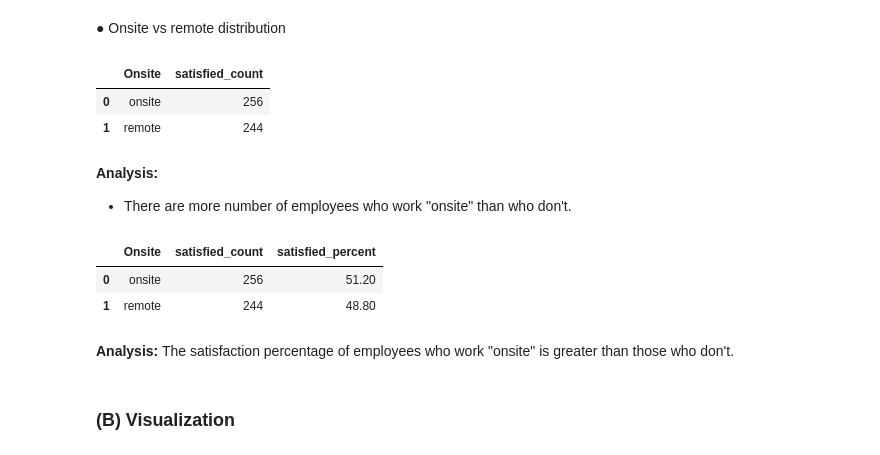
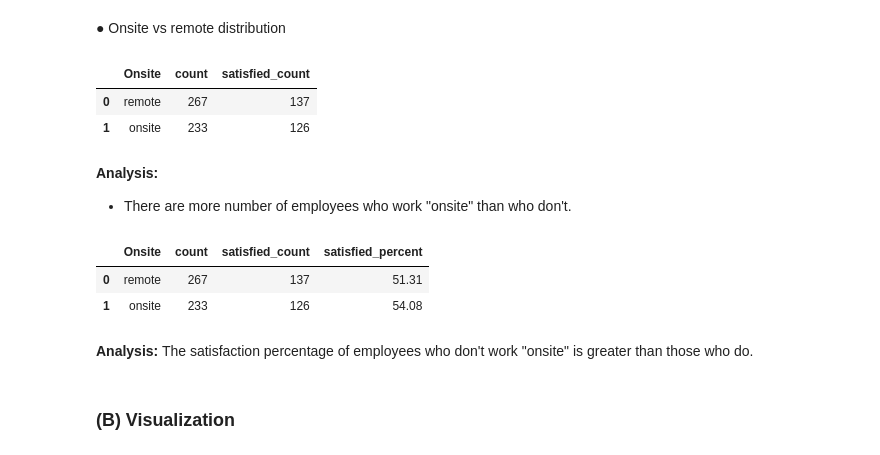
Before and after one commit to JustLazy-Forever/Predicting-Job-Satisfaction, a Jupyter notebook: Job Satisfaction_Data_Wrangling.ipynb, the cells around one changed output. Saved outputs shown, nothing was run; the diff lists cells and outputs as text; code cells hidden in the pictures.

```diff
--- a/Job Satisfaction_Data_Wrangling.ipynb
+++ b/Job Satisfaction_Data_Wrangling.ipynb
@@ -837,36 +838,36 @@ df.head()
 # %% [markdown]
 ● Onsite vs remote distribution
 # %%
-onsite_df = df.loc[(df["onsite"]) == 1 & (df['satisfied'] == 1)].shape[0]
-not_onsite_df = df.loc[(df["onsite"]) != 1 & (df['satisfied'] == 1)].shape[0]
+onsite_satisfied_df = df.loc[(df["onsite"] == 1) & (df["satisfied"] == 1)].shape[0]
+remote_satisfied_df = df.loc[(df["onsite"] == 0) & (df["satisfied"] == 1)].shape[0]
 
-onsite_remote_df = pd.DataFrame(
-   {
-    "Onsite" : ['onsite', 'remote'],
-    "satisfied_count" : [onsite_df,not_onsite_df]
-    }
-)
+onsite_count = df[df["onsite"] == 1].value_counts().sum()
+remote_count = df[df["onsite"] == 0].value_counts().sum()
+
+onsite_remote_df = pd.DataFrame({
+    "Onsite": ["remote", "onsite"],
+    "count" : [remote_count, onsite_count],
+    "satisfied_count": [remote_satisfied_df, onsite_satisfied_df]
+})
 
 onsite_remote_df
 # %% [output]
-|  | Onsite | satisfied_count |
-| 0 | onsite | 256 |
-| 1 | remote | 244 |
+|  | Onsite | count | satisfied_count |
+| 0 | remote | 267 | 137 |
+| 1 | onsite | 233 | 126 |
 # %% [markdown]
 **Analysis:**
 * There are more number of employees who work "onsite" than who don't.
 # %%
-# len(onsite_remote_df["satisfied_count"])
-
-onsite_remote_df["satisfied_percent"] = onsite_remote_df["satisfied_count"] / len(df) * 100
+onsite_remote_df["satisfied_percent"] = df.groupby("onsite")["satisfied"].mean() * 100
 
 onsite_remote_df
 # %% [output]
-|  | Onsite | satisfied_count | satisfied_percent |
-| 0 | onsite | 256 | 51.20 |
-| 1 | remote | 244 | 48.80 |
+|  | Onsite | count | satisfied_count | satisfied_percent |
+| 0 | remote | 267 | 137 | 51.31 |
+| 1 | onsite | 233 | 126 | 54.08 |
 # %% [markdown]
-**Analysis:** The satisfaction percentage of employees who work "onsite" is greater than those who don't.
+**Analysis:** The satisfaction percentage of employees who don't work "onsite" is greater than those who do.
 # %% [markdown]
 ### **(B) Visualization**
 # %% [markdown]
```
Also changed, not shown: parts of 5 cells of this notebook.
